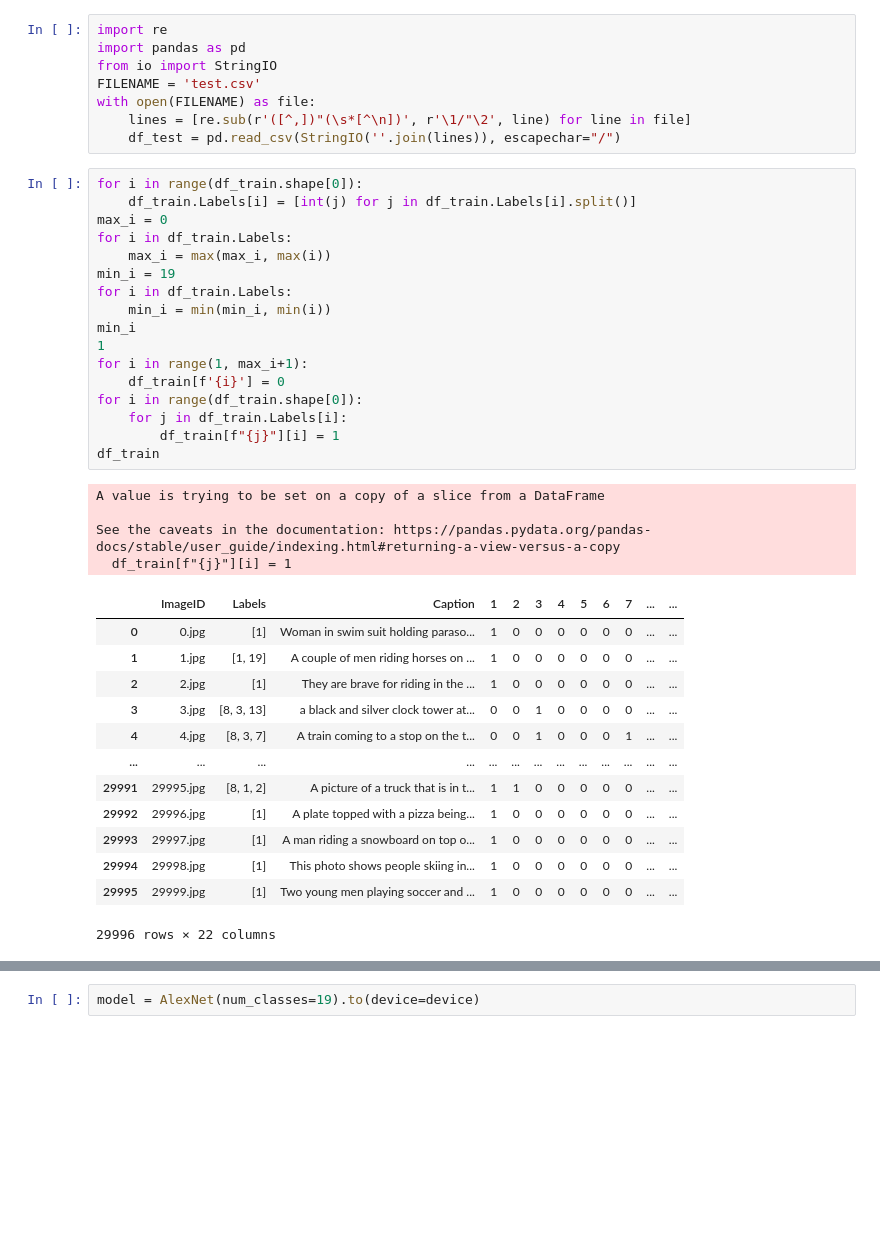
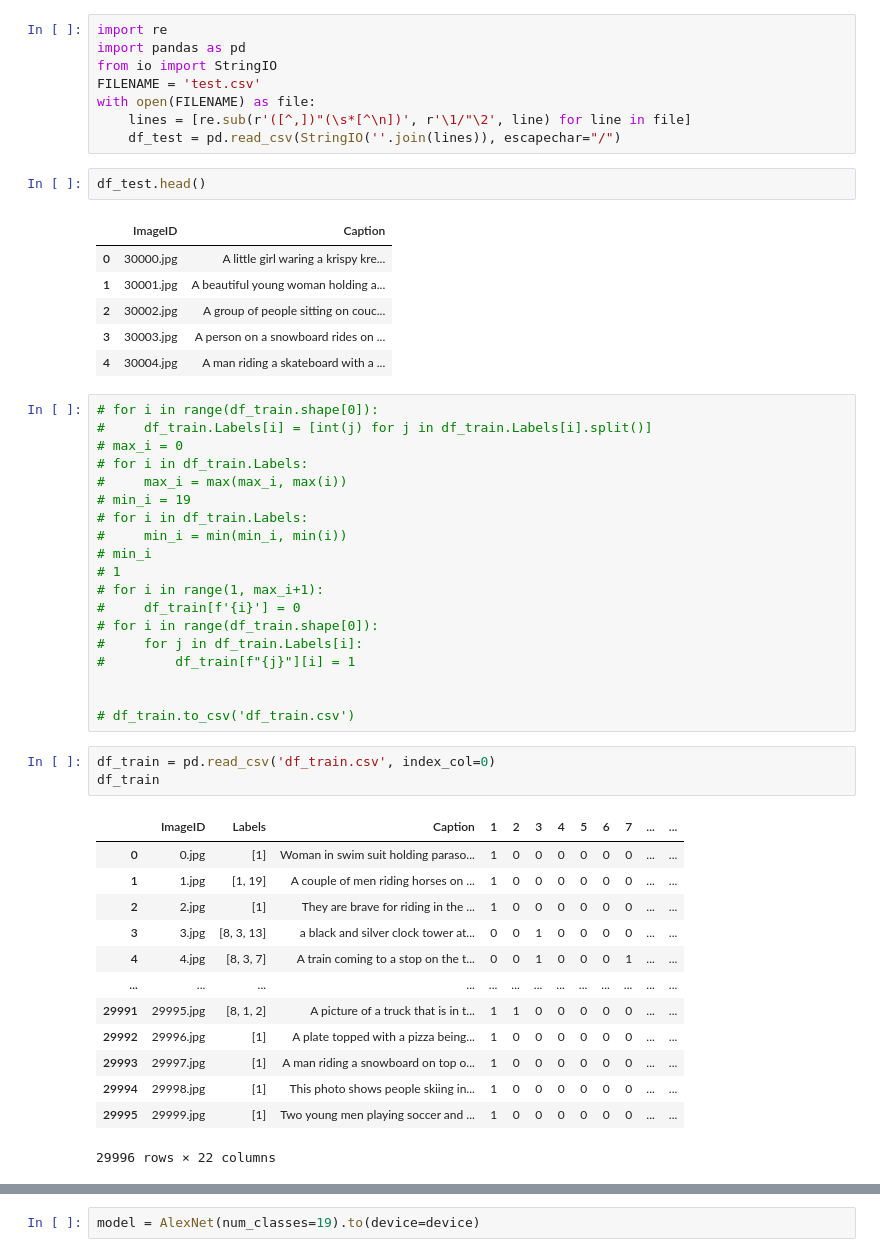
Before and after one commit to YarCode01/image_classification_with_caption, a Jupyter notebook: yari_initial.ipynb, the cells around one changed output, grey strips where cells are left out. Cells and saved outputs as stored; diff of their text form; blank space fills up the shorter version.

```diff
--- a/yari_initial.ipynb
+++ b/yari_initial.ipynb
@@ -172,41 +154,51 @@ FILENAME = 'test.csv'
 with open(FILENAME) as file:
     lines = [re.sub(r'([^,])"(\s*[^\n])', r'\1/"\2', line) for line in file]
     df_test = pd.read_csv(StringIO(''.join(lines)), escapechar="/")
+# %%
+df_test.head()
+# %% [output]
+|  | ImageID | Caption |
+| 0 | 30000.jpg | A little girl waring a krispy kre... |
+| 1 | 30001.jpg | A beautiful young woman holding a... |
+| 2 | 30002.jpg | A group of people sitting on couc... |
+| 3 | 30003.jpg | A person on a snowboard rides on ... |
+| 4 | 30004.jpg | A man riding a skateboard with a ... |
 # %%
-for i in range(df_train.shape[0]):
-    df_train.Labels[i] = [int(j) for j in df_train.Labels[i].split()]
-max_i = 0
-for i in df_train.Labels:
-    max_i = max(max_i, max(i))
-min_i = 19
-for i in df_train.Labels:
-    min_i = min(min_i, min(i))
-min_i
-1
-for i in range(1, max_i+1):
-    df_train[f'{i}'] = 0
-for i in range(df_train.shape[0]):
-    for j in df_train.Labels[i]:
-        df_train[f"{j}"][i] = 1
-df_train
+# for i in range(df_train.shape[0]):
+#     df_train.Labels[i] = [int(j) for j in df_train.Labels[i].split()]
+# max_i = 0
+# for i in df_train.Labels:
+#     max_i = max(max_i, max(i))
+# min_i = 19
+# for i in df_train.Labels:
+#     min_i = min(min_i, min(i))
+# min_i
+# 1
+# for i in range(1, max_i+1):
+#     df_train[f'{i}'] = 0
+# for i in range(df_train.shape[0]):
+#     for j in df_train.Labels[i]:
+#         df_train[f"{j}"][i] = 1
+
+
+# df_train.to_csv('df_train.csv')
-# %% [output]
-A value is trying to be set on a copy of a slice from a DataFrame
-
-See the caveats in the documentation: https://pandas.pydata.org/pandas-docs/stable/user_guide/indexing.html#returning-a-view-versus-a-copy
-  df_train[f"{j}"][i] = 1
-|  | ImageID | Labels | Caption | 1 | 2 | 3 | 4 | 5 | 6 | 7 | ... | ... |
-| 0 | 0.jpg | [1] | Woman in swim suit holding paraso... | 1 | 0 | 0 | 0 | 0 | 0 | 0 | ... | ... |
-| 1 | 1.jpg | [1, 19] | A couple of men riding horses on ... | 1 | 0 | 0 | 0 | 0 | 0 | 0 | ... | ... |
-| 2 | 2.jpg | [1] | They are brave for riding in the ... | 1 | 0 | 0 | 0 | 0 | 0 | 0 | ... | ... |
-| 3 | 3.jpg | [8, 3, 13] | a black and silver clock tower at... | 0 | 0 | 1 | 0 | 0 | 0 | 0 | ... | ... |
-| 4 | 4.jpg | [8, 3, 7] | A train coming to a stop on the t... | 0 | 0 | 1 | 0 | 0 | 0 | 1 | ... | ... |
-| ... | ... | ... | ... | ... | ... | ... | ... | ... | ... | ... | ... | ... |
-| 29991 | 29995.jpg | [8, 1, 2] | A picture of a truck that is in t... | 1 | 1 | 0 | 0 | 0 | 0 | 0 | ... | ... |
-| 29992 | 29996.jpg | [1] | A plate topped with a pizza being... | 1 | 0 | 0 | 0 | 0 | 0 | 0 | ... | ... |
-| 29993 | 29997.jpg | [1] | A man riding a snowboard on top o... | 1 | 0 | 0 | 0 | 0 | 0 | 0 | ... | ... |
-| 29994 | 29998.jpg | [1] | This photo shows people skiing in... | 1 | 0 | 0 | 0 | 0 | 0 | 0 | ... | ... |
-| 29995 | 29999.jpg | [1] | Two young men playing soccer and ... | 1 | 0 | 0 | 0 | 0 | 0 | 0 | ... | ... |
-29996 rows × 22 columns
+# %%
+df_train = pd.read_csv('df_train.csv', index_col=0)
+df_train
+# %% [output]
+|  | ImageID | Labels | Caption | 1 | 2 | 3 | 4 | 5 | 6 | 7 | ... | ... |
+| 0 | 0.jpg | [1] | Woman in swim suit holding paraso... | 1 | 0 | 0 | 0 | 0 | 0 | 0 | ... | ... |
+| 1 | 1.jpg | [1, 19] | A couple of men riding horses on ... | 1 | 0 | 0 | 0 | 0 | 0 | 0 | ... | ... |
+| 2 | 2.jpg | [1] | They are brave for riding in the ... | 1 | 0 | 0 | 0 | 0 | 0 | 0 | ... | ... |
+| 3 | 3.jpg | [8, 3, 13] | a black and silver clock tower at... | 0 | 0 | 1 | 0 | 0 | 0 | 0 | ... | ... |
+| 4 | 4.jpg | [8, 3, 7] | A train coming to a stop on the t... | 0 | 0 | 1 | 0 | 0 | 0 | 1 | ... | ... |
+| ... | ... | ... | ... | ... | ... | ... | ... | ... | ... | ... | ... | ... |
+| 29991 | 29995.jpg | [8, 1, 2] | A picture of a truck that is in t... | 1 | 1 | 0 | 0 | 0 | 0 | 0 | ... | ... |
+| 29992 | 29996.jpg | [1] | A plate topped with a pizza being... | 1 | 0 | 0 | 0 | 0 | 0 | 0 | ... | ... |
+| 29993 | 29997.jpg | [1] | A man riding a snowboard on top o... | 1 | 0 | 0 | 0 | 0 | 0 | 0 | ... | ... |
+| 29994 | 29998.jpg | [1] | This photo shows people skiing in... | 1 | 0 | 0 | 0 | 0 | 0 | 0 | ... | ... |
+| 29995 | 29999.jpg | [1] | Two young men playing soccer and ... | 1 | 0 | 0 | 0 | 0 | 0 | 0 | ... | ... |
+29996 rows × 22 columns
 # %%
 from torch.utils.data import Dataset
 
```
Also changed, not shown: parts of 9 cells of this notebook, 1 other file.
